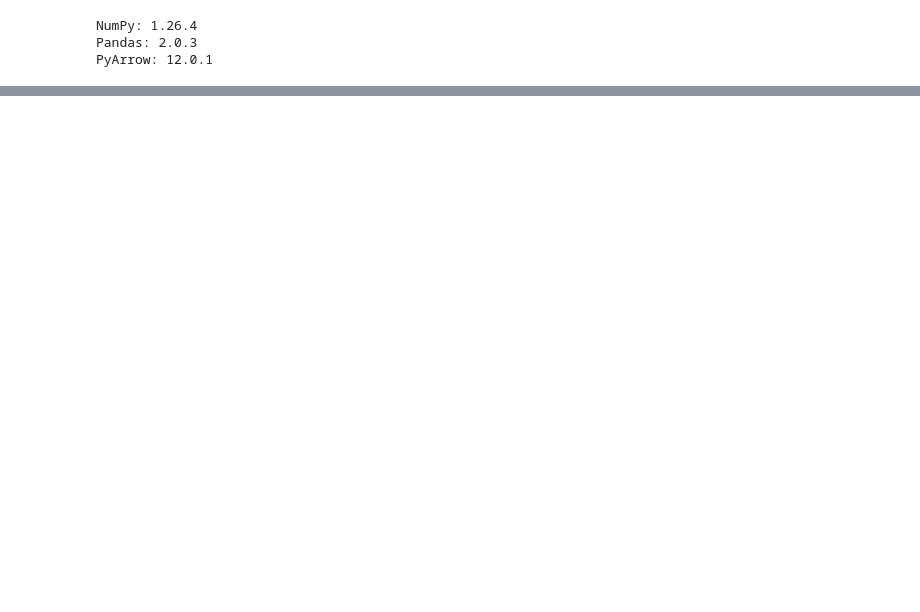
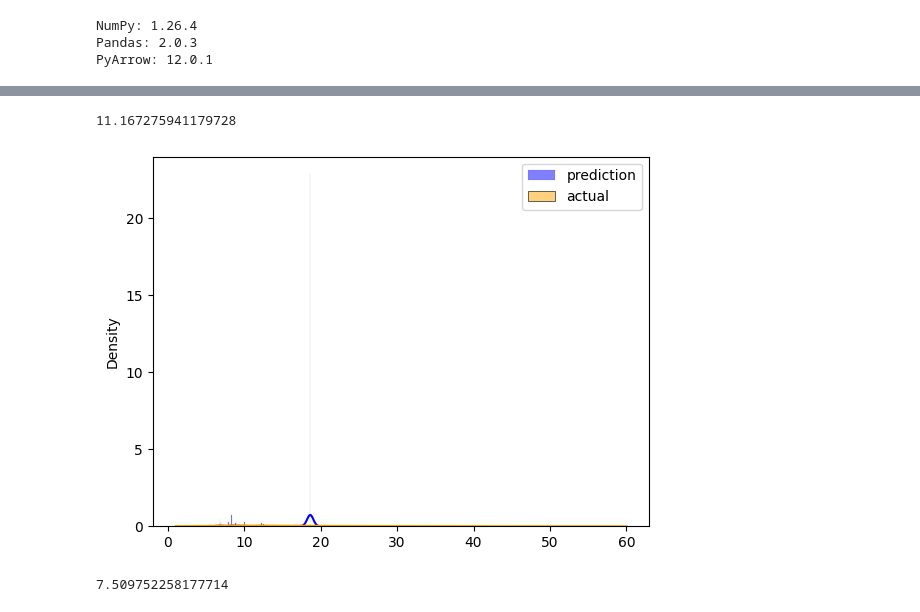
Before and after one commit to Joey-1218/MLOps-zoomcamp, a Jupyter notebook: 01-intro/duration-prediction.ipynb, the cells around one changed output, grey strips where cells are left out. Cells and saved outputs as stored; diff of their text form; code cells hidden in the pictures; blank space fills up the shorter version.

```diff
--- a/01-intro/duration-prediction.ipynb
+++ b/01-intro/duration-prediction.ipynb
@@ -65,4 +116,24 @@ plot.legend()
+# %%
+lr = Lasso(0.01)
+lr.fit(X_train, y_train)
+y_pred = lr.predict(X_val)
+root_mean_squared_error(y_val, y_pred)
+# %% [output]
+11.167275941179728
+# %%
+# Use histplot with kde=True to replace the deprecated distplot
+sns.histplot(y_pred, label='prediction', kde=True, color='blue', stat="density", alpha=0.5)
+sns.histplot(y_val, label='actual', kde=True, color='orange', stat="density", alpha=0.5)
+
+# Use 'plt' instead of 'plot'
+plt.legend()
+plt.show()
+# %% [output]
+[figure, added]
 # %%
-ls = LinearRegression()
-ls.fit(X_train, y_train)
-y_pred = ls.predict(X_train)
+lr = Ridge(0.01)
+lr.fit(X_train, y_train)
+y_pred = lr.predict(X_val)
+root_mean_squared_error(y_val, y_pred)
+# %% [output]
+7.509752258177714
```
Also changed, not shown: parts of 12 cells of this notebook, 1 other file.
